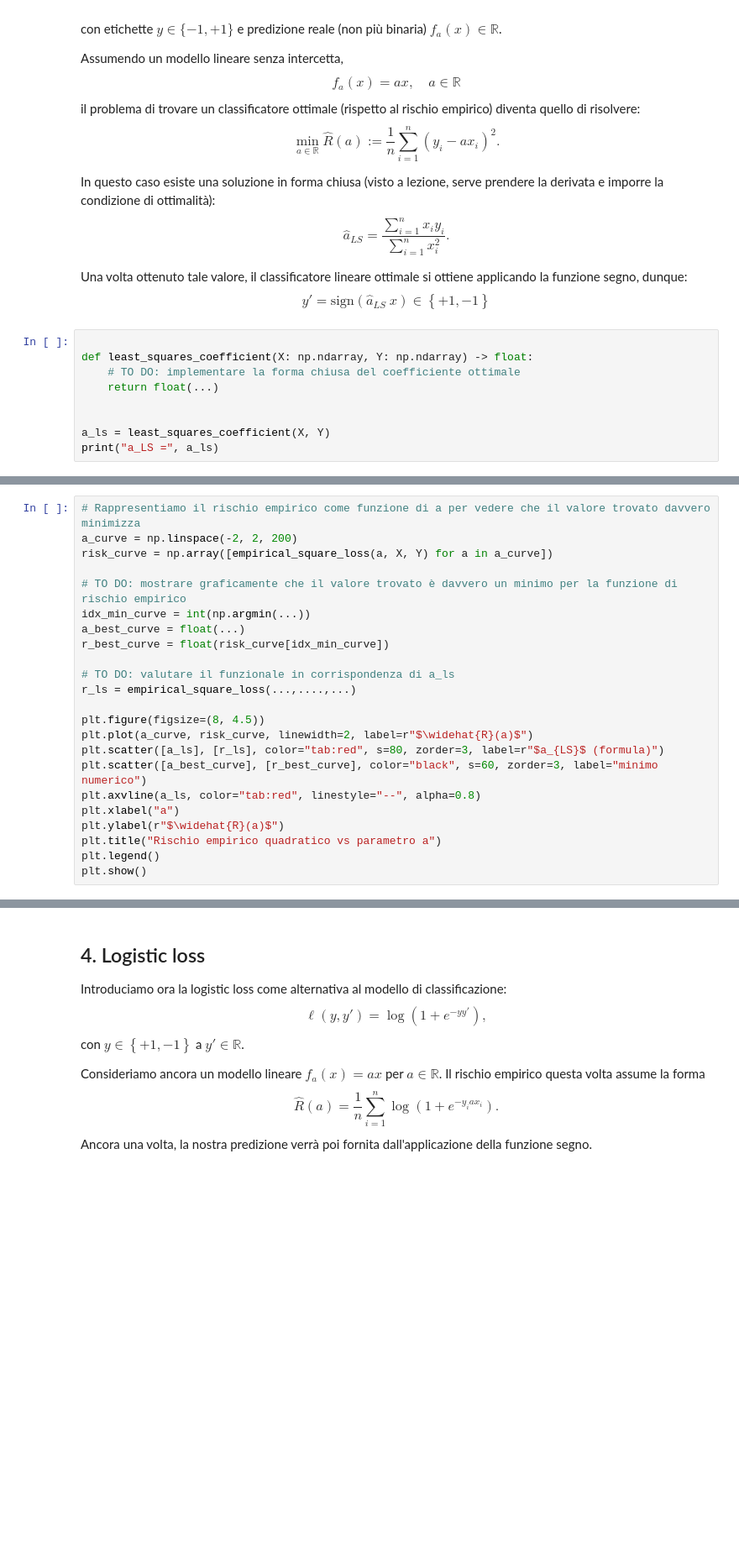
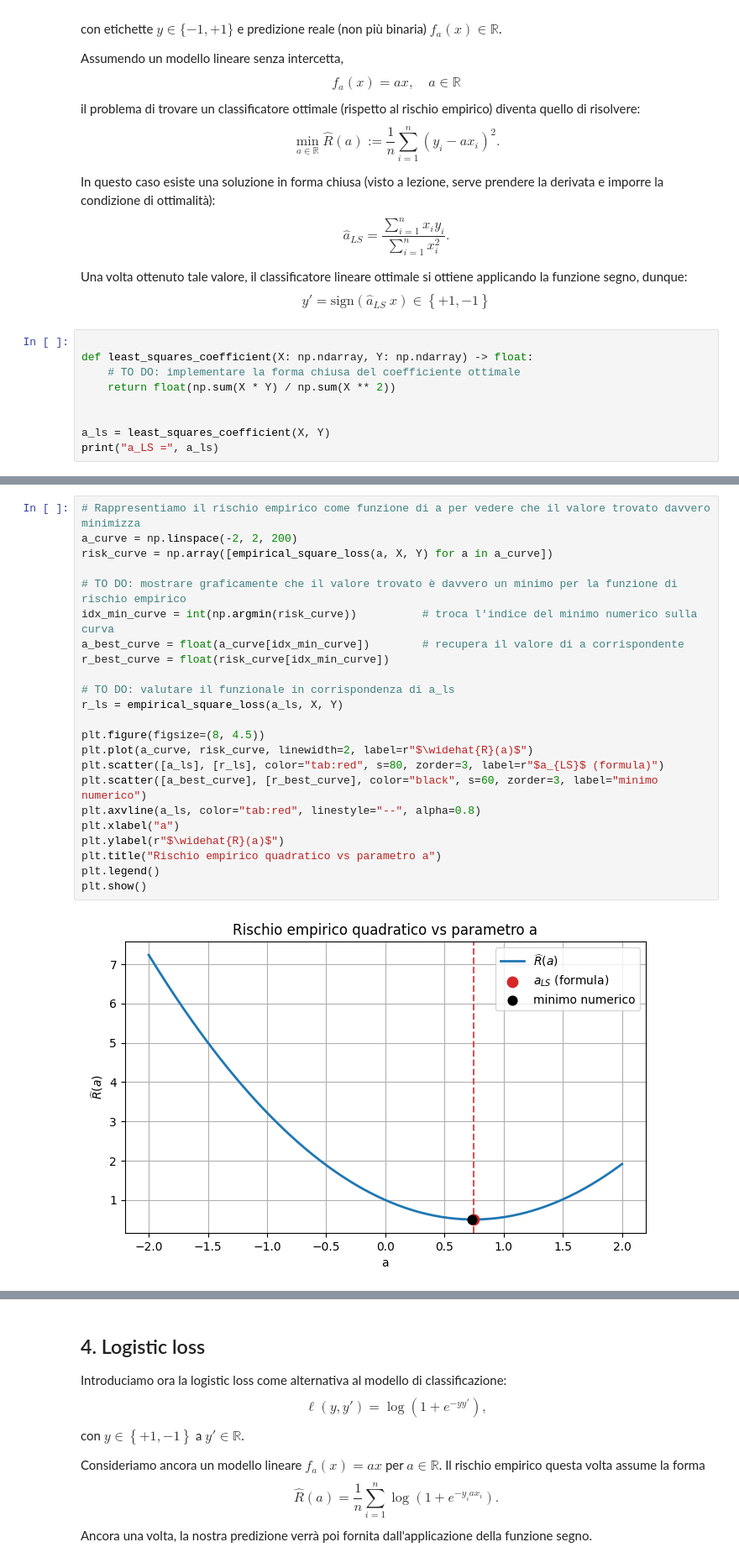
Before and after one commit to iamgiu/Introduzione-al-Data-Science, a Jupyter notebook: Notebook/Terza Settimana/lab3.ipynb, the cells around one changed output, grey strips where cells are left out. Shown at 84% size. Cells and saved outputs as stored; diff of their text form; blank space fills up the shorter version.

```diff
--- a/Notebook/Terza Settimana/lab3.ipynb
+++ b/Notebook/Terza Settimana/lab3.ipynb
@@ -223,7 +252,7 @@ $$
 
 def least_squares_coefficient(X: np.ndarray, Y: np.ndarray) -> float:
     # TO DO: implementare la forma chiusa del coefficiente ottimale
-    return float(...)
+    return float(np.sum(X * Y) / np.sum(X ** 2))
 
 
 a_ls = least_squares_coefficient(X, Y)
@@ -242,23 +275,25 @@ y_pred_ls = predict_linear(a_ls, X)
 # %%
 # Rappresentiamo il rischio empirico come funzione di a per vedere che il valore trovato davvero minimizza
 a_curve = np.linspace(-2, 2, 200)
 risk_curve = np.array([empirical_square_loss(a, X, Y) for a in a_curve])
 
 # TO DO: mostrare graficamente che il valore trovato è davvero un minimo per la funzione di rischio empirico
-idx_min_curve = int(np.argmin(...))
-a_best_curve = float(...)
+idx_min_curve = int(np.argmin(risk_curve))          # troca l'indice del minimo numerico sulla curva
+a_best_curve = float(a_curve[idx_min_curve])        # recupera il valore di a corrispondente
 r_best_curve = float(risk_curve[idx_min_curve])
 
 # TO DO: valutare il funzionale in corrispondenza di a_ls
-r_ls = empirical_square_loss(...,....,...)
+r_ls = empirical_square_loss(a_ls, X, Y)
 
 plt.figure(figsize=(8, 4.5))
 plt.plot(a_curve, risk_curve, linewidth=2, label=r"$\widehat{R}(a)$")
 plt.scatter([a_ls], [r_ls], color="tab:red", s=80, zorder=3, label=r"$a_{LS}$ (formula)")
 plt.scatter([a_best_curve], [r_best_curve], color="black", s=60, zorder=3, label="minimo numerico")
 plt.axvline(a_ls, color="tab:red", linestyle="--", alpha=0.8)
 plt.xlabel("a")
 plt.ylabel(r"$\widehat{R}(a)$")
 plt.title("Rischio empirico quadratico vs parametro a")
 plt.legend()
 plt.show()
+# %% [output]
+[figure, added]
```
Also changed, not shown: parts of 12 cells of this notebook.
